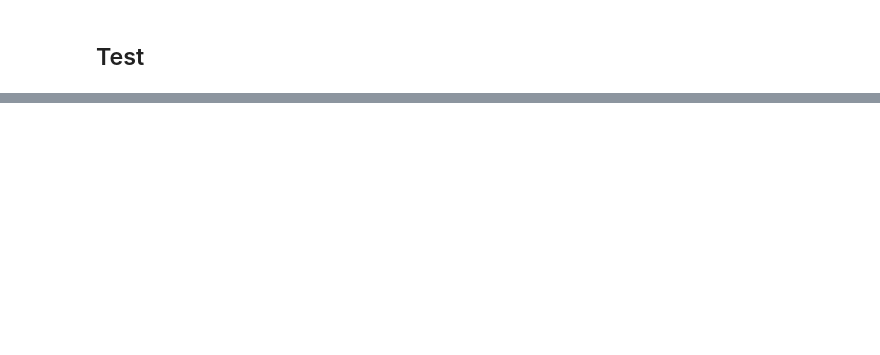
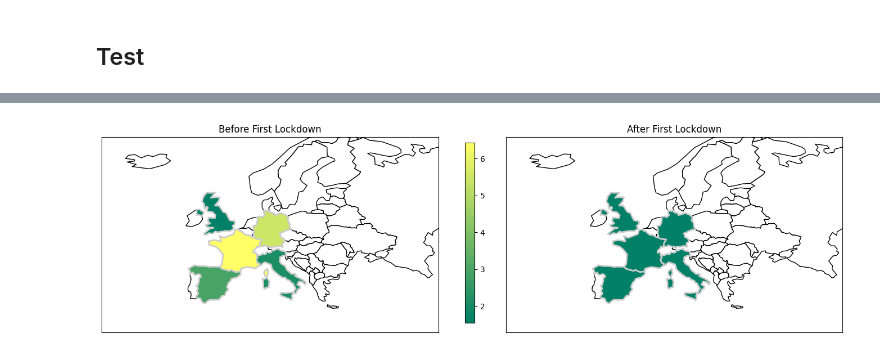
Before and after one commit to zenodea/MCMC_parameter_estimation, a Jupyter notebook: Data Analysis/europe_graph.ipynb, the cells around one changed output, grey strips where cells are left out. Drawn from its saved outputs; the diff is of its cells as text; code cells hidden in the pictures; blank space fills up the shorter version.

```diff
--- a/Data Analysis/europe_graph.ipynb
+++ b/Data Analysis/europe_graph.ipynb
@@ -5,7 +25,7 @@ import pandas as pd
 import fiona
 import geopandas as gpd
 
-shapefile = "/Users/zenodeangeli/Desktop/IndividualProject/data/ne_110m_admin_0_countries.shp"
+shapefile = "../raw_data/WorldMap/ne_110m_admin_0_countries.shp"
 geo_df = gpd.read_file(shapefile)
 # %% [markdown]
 ## Get Data
@@ -72,0 +62,5 @@ ax.set_ylim(30, 70)
+# %%
+df = pd.DataFrame(data).T
+df.columns = ['before_R0','after_R0']
+df['SOVEREIGNT'] = ['France','Germany','Italy','Spain','United Kingdom']
+df
@@ -72,0 +74,7 @@ ax.set_ylim(30, 70)
+# %%
+# General Information
+country_list = ['France','Germany','Italy','Spain','United Kingdom']
+col = "Example"
+map_df = geo_df[geo_df['NAME'].isin(country_list)]
+map_df = map_df.merge(df, on=['SOVEREIGNT'])
+map_df
@@ -72,0 +89,49 @@ ax.set_ylim(30, 70)
+# %%
+fig, (ax, ax2) = plt.subplots(1,2, figsize=(17,8))
+
+# Plotting the desired continent
+geo_df[(geo_df["CONTINENT"] == "Europe")].plot(column=col, ax=ax, color='white', edgecolor='black')
+
+col = 'before_R0'
+vmin = df[col].min()
+vmax = df[col].max()
+
+# Adding Cmap to
+cmap = 'summer'
+
+sm = plt.cm.ScalarMappable(norm=plt.Normalize(vmin=vmin, vmax=vmax), cmap=cmap)
+map_df.plot(column=col, ax=ax, edgecolor='0.8', linewidth=2, cmap=cmap)
+cbaxes = fig.add_axes([0.505, 0.30, 0.01, 0.4])
+cbar = fig.colorbar(sm, cax=cbaxes)
+# Setting Axis limits
+ax.set_xlim(-30, 50)
+ax.set_ylim(30, 70)
+ax.set_title('Before First Lockdown')
+
+col = 'after_R0'
+geo_df[(geo_df["CONTINENT"] == "Europe")].plot(column=col, ax=ax2, color='white', edgecolor='black')
+# Adding Cmap to
+map_df.plot(column=col, ax=ax2, edgecolor='0.8', linewidth=2, cmap=cmap,norm=plt.Normalize(vmin=vmin, vmax=vmax))
+# Setting Axis limits
+ax2.set_xlim(-30, 50)
+ax2.set_ylim(30, 70)
+ax2.set_xticks=[]
+ax2.set_title('After First Lockdown')
+ax2.tick_params(
+    axis='both',        # changes apply to the x-axis
+    which='both',      # both major and minor ticks are affected
+    bottom=False,      # ticks along the bottom edge are off
+    top=False,
+    left=False,
+    labelleft=False,        # ticks along the top edge are off
+    labelbottom=False)
+ax.tick_params(
+    axis='both',        # changes apply to the x-axis
+    which='both',      # both major and minor ticks are affected
+    bottom=False,      # ticks along the bottom edge are off
+    top=False,
+    left=False,
+    labelleft=False,        # ticks along the top edge are off
+    labelbottom=False)
+# %% [output]
+[figure, added]
```
Also changed, not shown: parts of 6 cells of this notebook, 11 other files.
